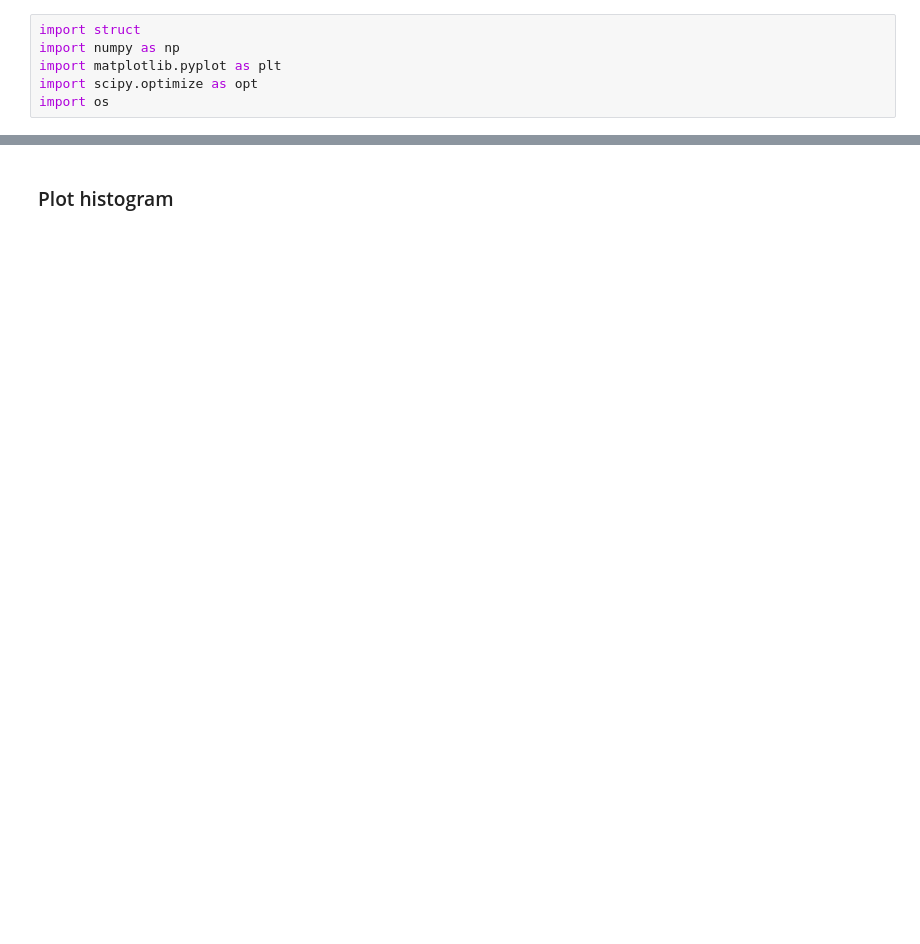
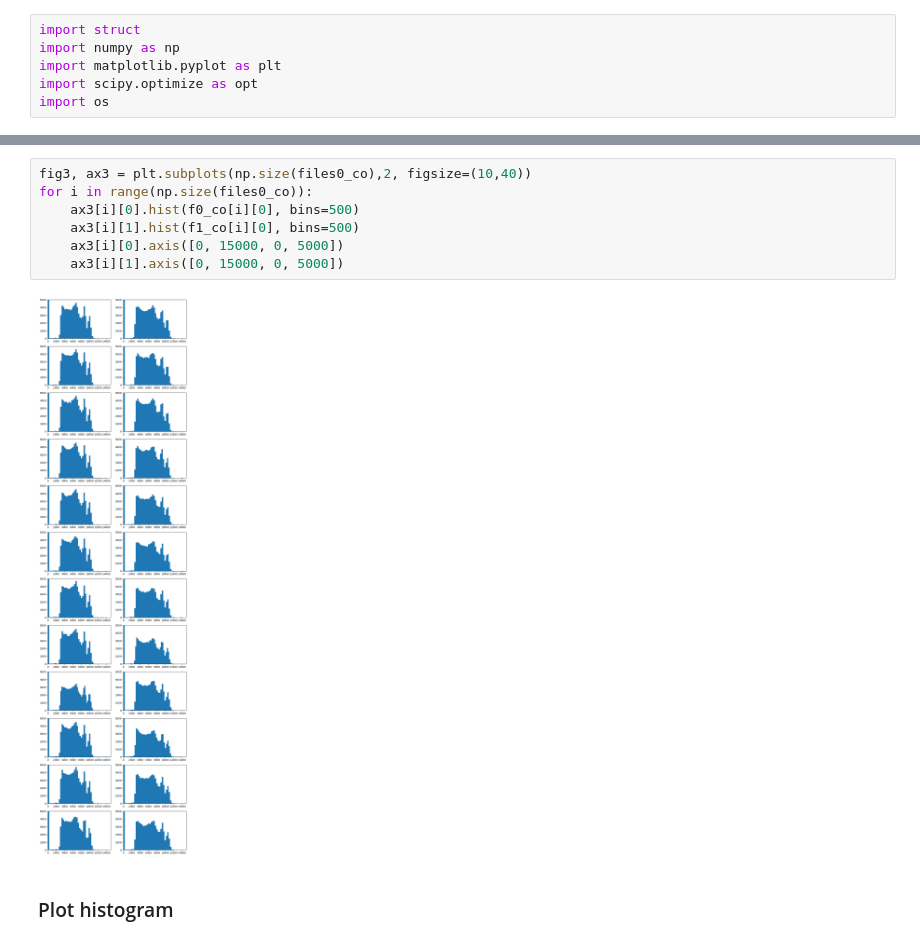
Before and after one commit to MRNock04/P3, a Jupyter notebook: Winkelkorrelation/Ergebnisse/Koinzidenz_students.ipynb, the cells around one changed output, grey strips where cells are left out. Saved outputs shown, nothing was run; the diff lists cells and outputs as text; blank space fills up the shorter version.

```diff
--- a/Winkelkorrelation/Ergebnisse/Koinzidenz_students.ipynb
+++ b/Winkelkorrelation/Ergebnisse/Koinzidenz_students.ipynb
@@ -116,3 +127,12 @@ Read second waveform file (channel 1)
+# %%
+fig3, ax3 = plt.subplots(np.size(files0_co),2, figsize=(10,40))
+for i in range(np.size(files0_co)):
+    ax3[i][0].hist(f0_co[i][0], bins=500)
+    ax3[i][1].hist(f1_co[i][0], bins=500)
+    ax3[i][0].axis([0, 15000, 0, 5000])
+    ax3[i][1].axis([0, 15000, 0, 5000])
+# %% [output]
+[figure, added]
 # %% [markdown]
 ### Plot histogram
 # %%
```
Also changed, not shown: parts of 12 cells of this notebook.
